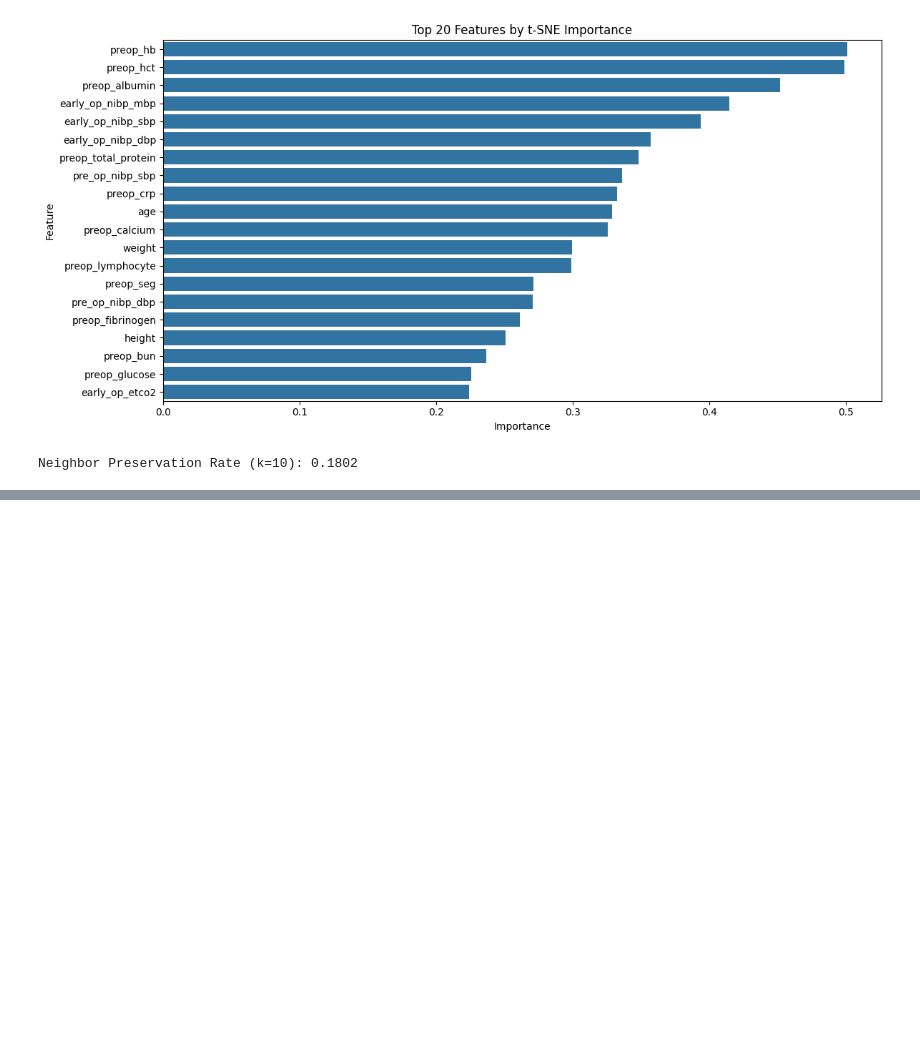
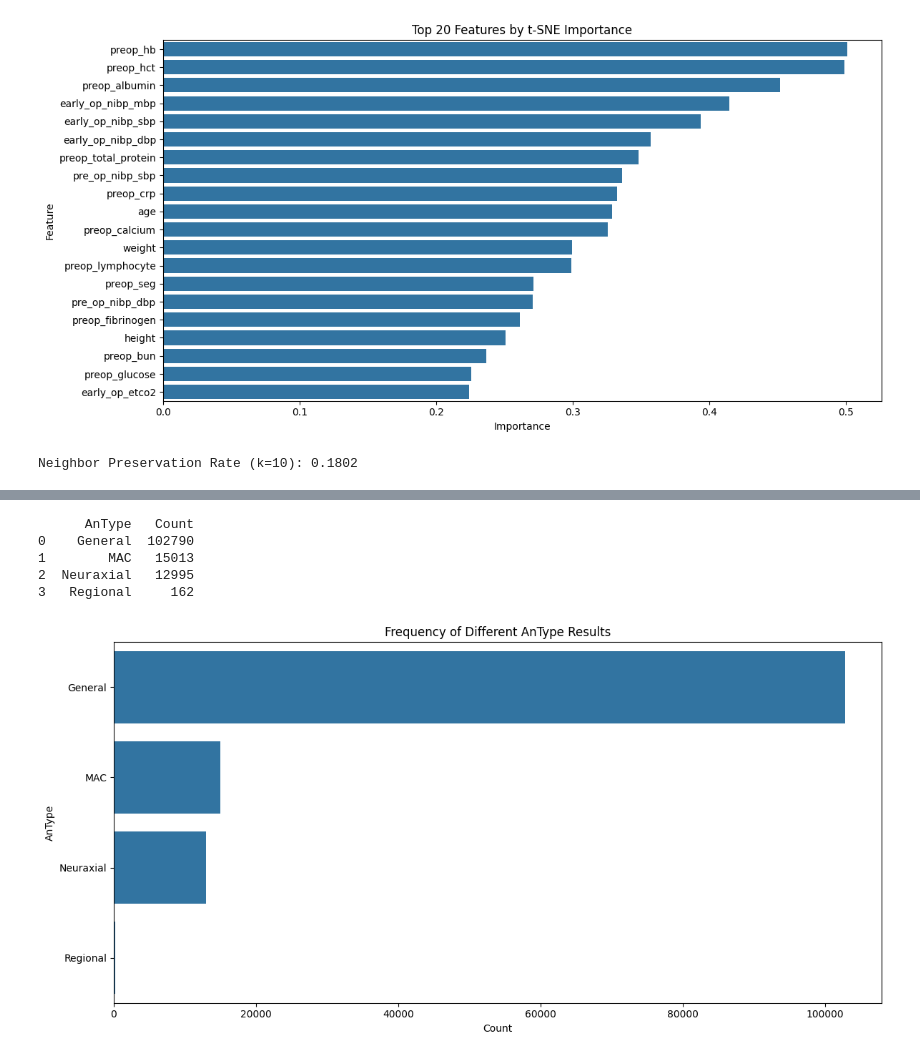
Before and after one commit to VivaSuresh/VitalDB-Dimensionality-Reduction, a Jupyter notebook: inspire_data_notebook.ipynb, the cells around one changed output, grey strips where cells are left out. Drawn from its saved outputs; the diff is of its cells as text; code cells hidden in the pictures; blank space fills up the shorter version.

```diff
--- a/inspire_data_notebook.ipynb
+++ b/inspire_data_notebook.ipynb
@@ -767,0 +818,24 @@ Neighbor Preservation Rate (k=10): 0.1802
+# %%
+# Tabulate the frequency of different results in the 'antype' column
+antype_counts = df_operations['antype'].value_counts()
+
+# Convert the counts to a DataFrame for better display
+antype_counts_df = antype_counts.reset_index()
+antype_counts_df.columns = ['AnType', 'Count']
+
+# Display the frequency table
+print(antype_counts_df)
+
+# Plot the frequency of different results in the 'antype' column
+plt.figure(figsize=(12, 6))
+sns.barplot(data=antype_counts_df, x='Count', y='AnType')
+plt.title('Frequency of Different AnType Results')
+plt.tight_layout()
+plt.show()
+# %% [output]
+      AnType   Count
+0    General  102790
+1        MAC   15013
+2  Neuraxial   12995
+3   Regional     162
+[figure, added]
```
Also changed, not shown: parts of 1 cell of this notebook, 1 other file.
